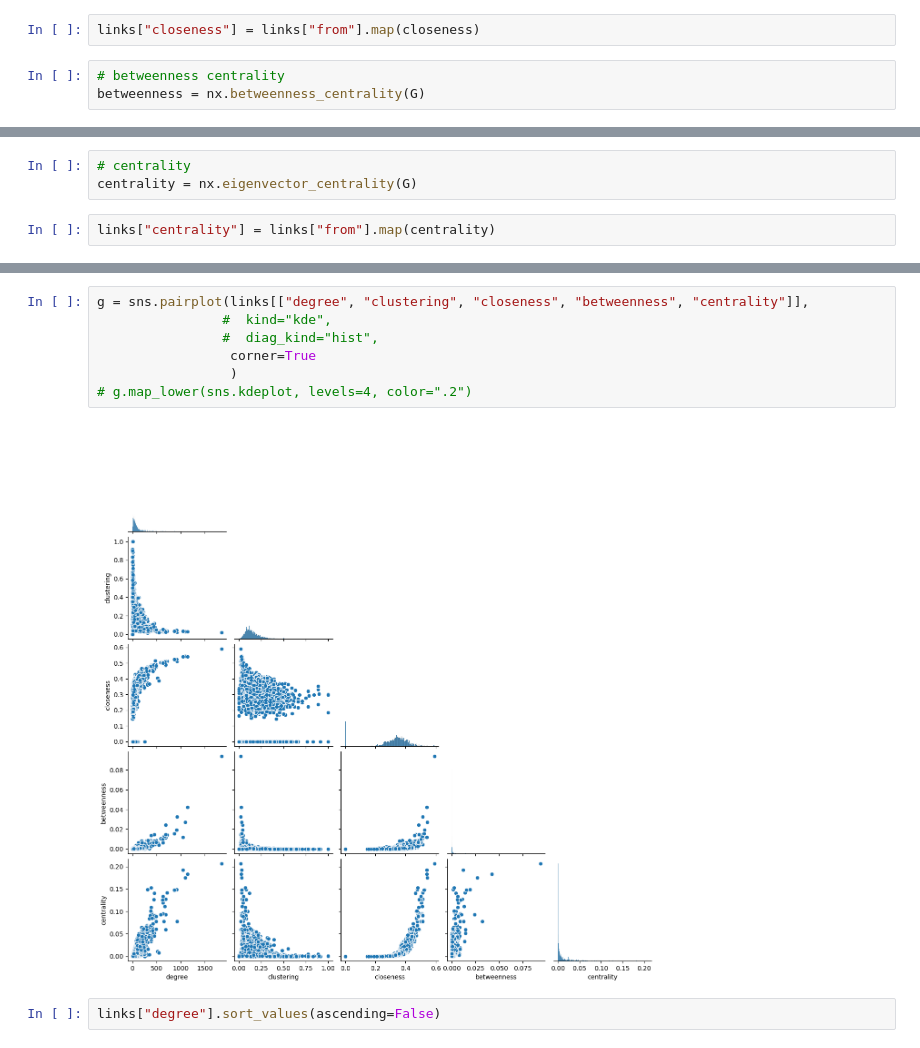
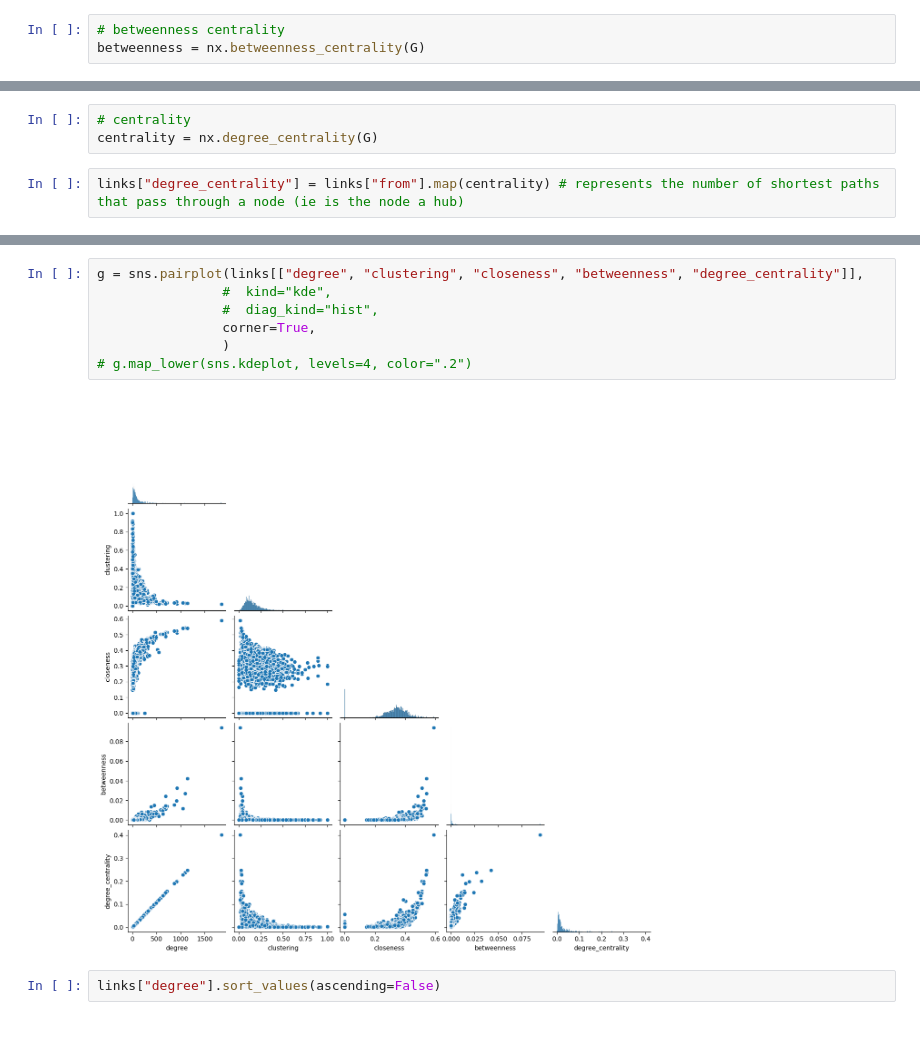
Before and after one commit to epfl-ada/ada-2023-project-adamants, a Jupyter notebook: wikipedia_graph_viz.ipynb, the cells around one changed output, grey strips where cells are left out. Cells and saved outputs as stored; diff of their text form.

Commit message:
Add more viz of graph metrics

```diff
--- a/wikipedia_graph_viz.ipynb
+++ b/wikipedia_graph_viz.ipynb
@@ -97,5 +98,3 @@ links["closeness"] = links["from"].map(closeness)
-# %%
-links["closeness"] = links["from"].map(closeness)
 # %%
 # betweenness centrality
 betweenness = nx.betweenness_centrality(G)
@@ -104,8 +103,8 @@ links["betweenness"] = links["from"].map(betweenness)
 # %%
 # centrality
-centrality = nx.eigenvector_centrality(G)
+centrality = nx.degree_centrality(G)
-# %%
-links["centrality"] = links["from"].map(centrality)
+# %%
+links["degree_centrality"] = links["from"].map(centrality) # represents the number of shortest paths that pass through a node (ie is the node a hub)
 # %%
 links.head(10)
 # %% [output]
@@ -123,12 +122,12 @@ links.head(10)
 # %%
-g = sns.pairplot(links[["degree", "clustering", "closeness", "betweenness", "centrality"]],
+g = sns.pairplot(links[["degree", "clustering", "closeness", "betweenness", "degree_centrality"]],
                 #  kind="kde",
                 #  diag_kind="hist",
-                 corner=True
-                 )
+                corner=True,
+                )
 # g.map_lower(sns.kdeplot, levels=4, color=".2")
 # %% [output]
-[figure, old version]
+[figure, new version]
 # %%
 links["degree"].sort_values(ascending=False)
 # %% [output]
```
Also changed, not shown: parts of 10 cells of this notebook, 1 other file.
